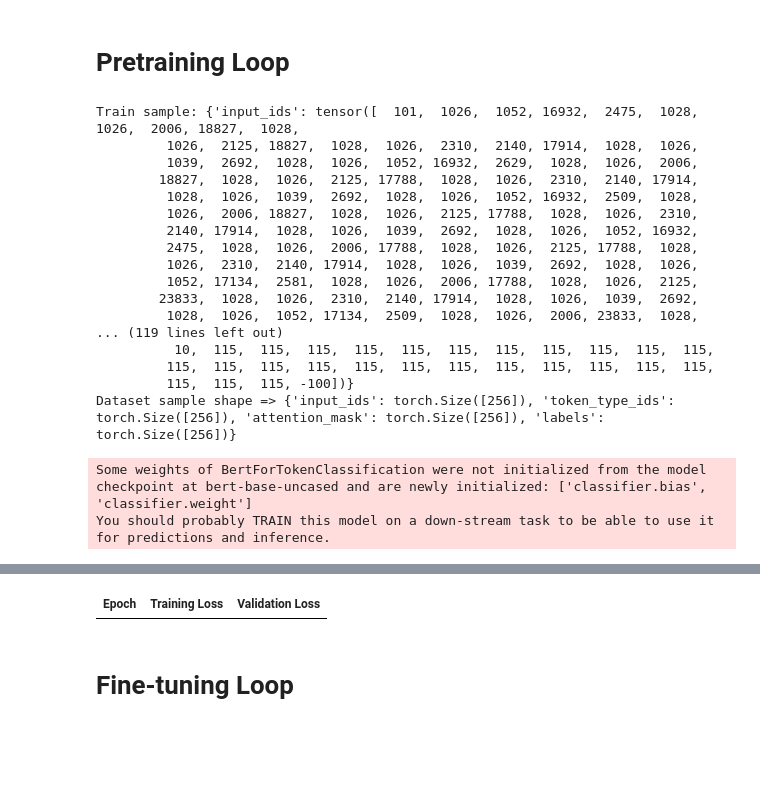
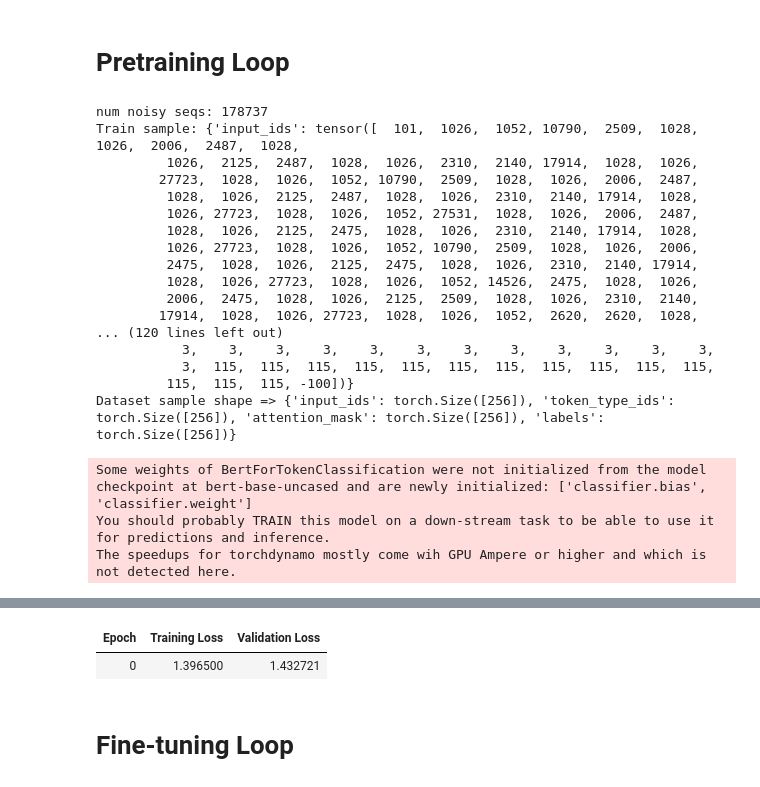
Before and after one commit to Willy-Chan/auto-pian, a Jupyter notebook: sequence_models/t5-small-pretraining-and-finetuning.ipynb, the cells around one changed output, grey strips where cells are left out. Cells and saved outputs as stored; diff of their text form; code cells hidden in the pictures; blank space fills up the shorter version.

Commit message:
training optimization and set evaluation seed

```diff
--- a/sequence_models/t5-small-pretraining-and-finetuning.ipynb
+++ b/sequence_models/t5-small-pretraining-and-finetuning.ipynb
@@ -239,4 +239,10 @@ High quality sequences: 309
 print(noisy_sequences[0])
 # %% [output]
 ([[142, 8.666666666666666, 9.333333333333332, 80.0, 80.0, 0.0], [136, 9.333333333333332, 9.999999999999998, 80.0, 80.0, 0.0], [145, 10.0, 10.666666666666666, 80.0, 80.0, 0.0], [142, 10.666666666666666 ...
+# %%
+import pickle
+
+# Save NOISY SEQS AS Pickle FOR FASTER PROCESSING LATER
+with open("noisy_sequences.pkl", "wb") as f:
+    pickle.dump(noisy_sequences, f)
 # %%
@@ -273,8 +279,8 @@ Processed 309 high-quality sequences.
 
 from sklearn.model_selection import train_test_split
 
-train_noisy, val_noisy = train_test_split(noisy_sequences, test_size=0.1, random_state=42)
-
+train_noisy, val_noisy = train_test_split(noisy_sequences, test_size=0.1, random_state=42)   # RANDOM STATE IS THE SPECIFIC SEED
+print(f"num noisy seqs: {len(noisy_sequences)}")
 
 
 bert_tokenizer = BertTokenizerFast.from_pretrained("bert-base-uncased")
@@ -298,18 +304,22 @@ model = BertForTokenClassification.from_pretrained(
 )
 
 
-
 train_args = TrainingArguments(
-    output_dir="bert_noisy_pretrain",  # Where to save checkpoints
+    output_dir="bert_noisy_pretrain",
     overwrite_output_dir=True,
     num_train_epochs=5,
-    per_device_train_batch_size=2,
-    per_device_eval_batch_size=2,
+    per_device_train_batch_size=16,   # Increase batch size
+    per_device_eval_batch_size=16,    # Increase batch size
+    gradient_accumulation_steps=2,    # Helps when batch size is limited
     evaluation_strategy="epoch",
     save_strategy="epoch",
     logging_steps=10,
     learning_rate=1e-4,
     weight_decay=0.01,
+    fp16=True,  # Use mixed precision for speed
+    optim="adamw_torch_fused",  # Faster optimizer
+    dataloader_num_workers=4,  # Enable parallel data loading
+    torch_compile=True,  # Try PyTorch 2.0 compilation for speed (optional)
     push_to_hub=False,
     report_to="none",  # disables wandb
 )
@@ -325,22 +335,23 @@ trainer = Trainer(
 trainer.train()  # Fine-tune BERT on your data
 model.save_pretrained("bert_noisy_pretrain")
 # %% [output]
-Train sample: {'input_ids': tensor([  101,  1026,  1052, 16932,  2475,  1028,  1026,  2006, 18827,  1028,
-         1026,  2125, 18827,  1028,  1026,  2310,  2140, 17914,  1028,  1026,
-         1039,  2692,  1028,  1026,  1052, 16932,  2629,  1028,  1026,  2006,
-        18827,  1028,  1026,  2125, 17788,  1028,  1026,  2310,  2140, 17914,
-         1028,  1026,  1039,  2692,  1028,  1026,  1052, 16932,  2509,  1028,
-         1026,  2006, 18827,  1028,  1026,  2125, 17788,  1028,  1026,  2310,
-         2140, 17914,  1028,  1026,  1039,  2692,  1028,  1026,  1052, 16932,
-         2475,  1028,  1026,  2006, 17788,  1028,  1026,  2125, 17788,  1028,
-         1026,  2310,  2140, 17914,  1028,  1026,  1039,  2692,  1028,  1026,
-         1052, 17134,  2581,  1028,  1026,  2006, 17788,  1028,  1026,  2125,
-        23833,  1028,  1026,  2310,  2140, 17914,  1028,  1026,  1039,  2692,
-         1028,  1026,  1052, 17134,  2509,  1028,  1026,  2006, 23833,  1028,
-... (119 lines left out)
-          10,  115,  115,  115,  115,  115,  115,  115,  115,  115,  115,  115,
-         115,  115,  115,  115,  115,  115,  115,  115,  115,  115,  115,  115,
+num noisy seqs: 178737
+Train sample: {'input_ids': tensor([  101,  1026,  1052, 10790,  2509,  1028,  1026,  2006,  2487,  1028,
+         1026,  2125,  2487,  1028,  1026,  2310,  2140, 17914,  1028,  1026,
+        27723,  1028,  1026,  1052, 10790,  2509,  1028,  1026,  2006,  2487,
+         1028,  1026,  2125,  2487,  1028,  1026,  2310,  2140, 17914,  1028,
+         1026, 27723,  1028,  1026,  1052, 27531,  1028,  1026,  2006,  2487,
+         1028,  1026,  2125,  2475,  1028,  1026,  2310,  2140, 17914,  1028,
+         1026, 27723,  1028,  1026,  1052, 10790,  2509,  1028,  1026,  2006,
+         2475,  1028,  1026,  2125,  2475,  1028,  1026,  2310,  2140, 17914,
+         1028,  1026, 27723,  1028,  1026,  1052, 14526,  2475,  1028,  1026,
+         2006,  2475,  1028,  1026,  2125,  2509,  1028,  1026,  2310,  2140,
+        17914,  1028,  1026, 27723,  1028,  1026,  1052,  2620,  2620,  1028,
+... (120 lines left out)
+           3,    3,    3,    3,    3,    3,    3,    3,    3,    3,    3,    3,
+           3,  115,  115,  115,  115,  115,  115,  115,  115,  115,  115,  115,
          115,  115,  115, -100])}
 Dataset sample shape => {'input_ids': torch.Size([256]), 'token_type_ids': torch.Size([256]), 'attention_mask': torch.Size([256]), 'labels': torch.Size([256])}
 Some weights of BertForTokenClassification were not initialized from the model checkpoint at bert-base-uncased and are newly initialized: ['classifier.bias', 'classifier.weight']
 You should probably TRAIN this model on a down-stream task to be able to use it for predictions and inference.
+The speedups for torchdynamo mostly come wih GPU Ampere or higher and which is not detected here.
@@ -348 +359,2 @@ You should probably TRAIN this model on a down-stream task to be able to use it
 | Epoch | Training Loss | Validation Loss |
+| 0 | 1.396500 | 1.432721 |
```
Also changed, not shown: parts of 7 cells of this notebook.
